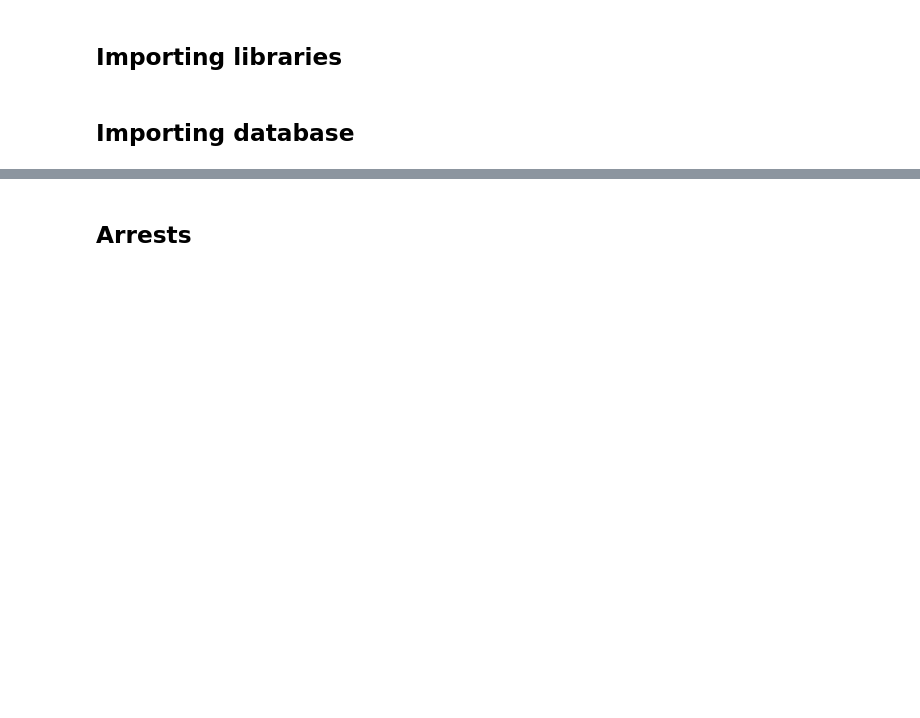
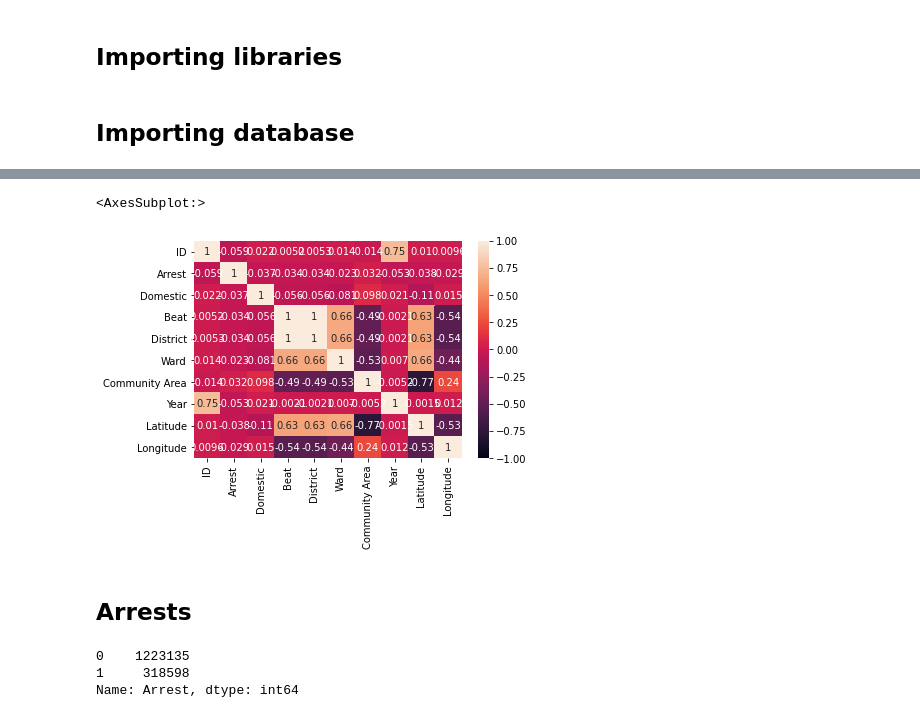
Before and after one commit to leo-cavalcante/crimes-in-chicago, a Jupyter notebook: Arrests Analysis.ipynb, the cells around one changed output, grey strips where cells are left out. Drawn from its saved outputs; the diff is of its cells as text; code cells hidden in the pictures; blank space fills up the shorter version.

```diff
--- a/Arrests Analysis.ipynb
+++ b/Arrests Analysis.ipynb
@@ -106,5 +114,16 @@ dtype: object
+# %%
+sns.heatmap(crimes.select_dtypes(exclude="object").corr(), vmin=-1.0, annot=True)
+# %% [output]
+<AxesSubplot:>
+[figure, added]
 # %% [markdown]
 ## Arrests
+# %%
+crimes.Arrest.value_counts()
+# %% [output]
+0    1223135
+1     318598
+Name: Arrest, dtype: int64
 # %%
 crimes.Arrest.describe()
 # %% [output]
```
Also changed, not shown: parts of 12 cells of this notebook, 1 other file.
